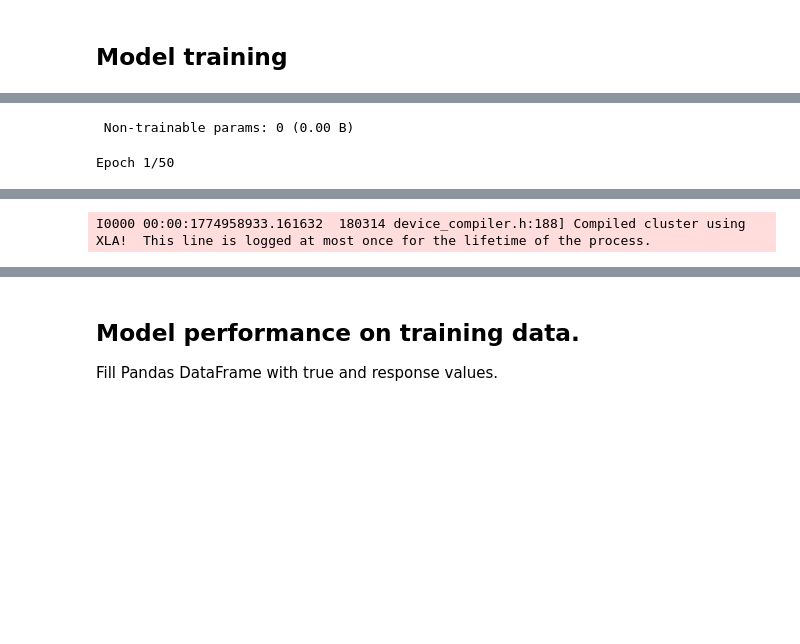
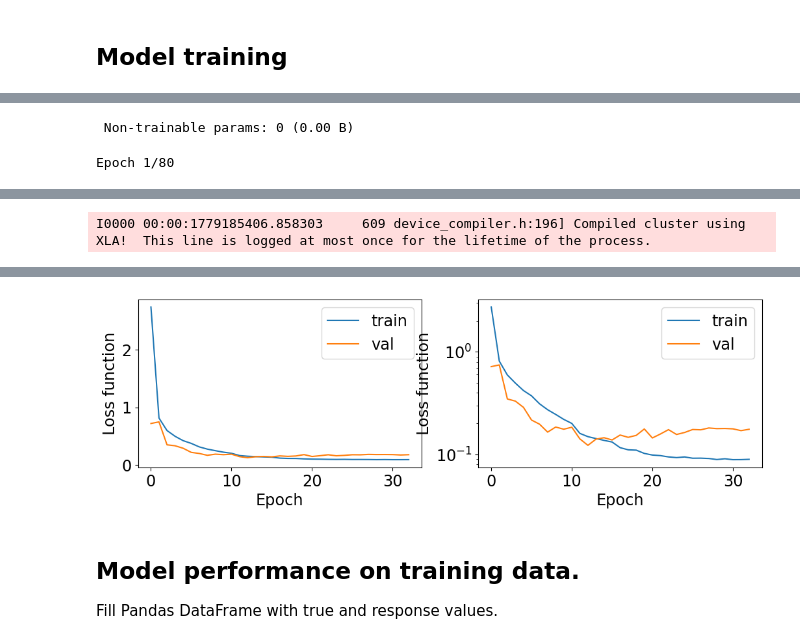
Before and after one commit to akalinow/TPCReco, a Jupyter notebook: PythonAnalysis/ipynb/WAWTPC_ML.ipynb, the cells around one changed output, grey strips where cells are left out. Cells and saved outputs as stored; diff of their text form; code cells hidden in the pictures; blank space fills up the shorter version.

Commit message:
initial commit

```diff
--- a/PythonAnalysis/ipynb/WAWTPC_ML.ipynb
+++ b/PythonAnalysis/ipynb/WAWTPC_ML.ipynb
@@ -179,47 +349,52 @@ model = getModel_1()
 ## Model training
 # %%
 %%time
-
 import plotting_functions as plf
 importlib.reload(plf)
 
-log_dir = "logs/fit/" + datetime.now().strftime("%Y%m%d-%H%M%S")
-#tensorboard_callback = tf.keras.callbacks.TensorBoard(log_dir=log_dir, histogram_freq=1, profile_batch=(10, 20))
-early_stop_callback = tf.keras.callbacks.EarlyStopping(patience=2, verbose=1)
-callbacks =  [early_stop_callback]
+model = getModel_xyz_branches_light()
 
-epochs=50
-model = getModel_1()
-#model_path = "./training/0100_2026_Mar_27_17_45_38.keras" #  val_mse: 1.5725
-#model = tf.keras.models.load_model(model_path)
-model.trainable = True
+Nepochs = 80
 
-initial_learning_rate = 0.001
-decay_steps = 5*nBatches
-lr_schedule = tf.keras.optimizers.schedules.ExponentialDecay(initial_learning_rate,
-                  decay_steps=decay_steps,
-                  decay_rate=0.98,
-                  staircase=False)
+optimizer = tf.keras.optimizers.Adam(
+    learning_rate=3e-4
+)
 
-optimizer = tf.keras.optimizers.Adam(learning_rate=lr_schedule)
-model.compile(optimizer = optimizer,
-                loss = 'mse',
-                metrics=['mse'])
+model.compile(
+    optimizer=optimizer,
+    loss=xyz_physics_loss,
+    metrics=["mse", "mae"]
+)
 
-history = model.fit(dataset.skip(10),
-                        epochs=epochs,
-                        verbose = 1,
-                        validation_data = dataset.take(10),
-                        callbacks=callbacks
-                        )
+callbacks = [
+    tf.keras.callbacks.ModelCheckpoint(
+        "./training/best_xyz_physics_loss.keras",
+        monitor="val_loss",
+        save_best_only=True,
+        verbose=1
+    ),
+    tf.keras.callbacks.EarlyStopping(
+        monitor="val_loss",
+        patience=20,
+        restore_best_weights=True,
+        verbose=1
+    ),
+    tf.keras.callbacks.ReduceLROnPlateau(
+        monitor="val_loss",
+        factor=0.5,
+        patience=3,
+        min_lr=1e-6,
+        verbose=1
+    )
+]
+
+history = model.fit(
+    train_dataset,
+    validation_data=validation_dataset,
+    epochs=Nepochs,
+    verbose=1,
+    callbacks=callbacks
+)
+
 plf.plotTrainHistory(history)
-
-current_time = datetime.now().strftime("%Y_%b_%d_%H_%M_%S")
-print("Training start. Current Time =", current_time)
-
-job_dir = f"training/{epochs:04d}_"+current_time+".keras"
-model.save(job_dir)
-
-job_dir = f"training/{epochs:04d}_"+current_time+"/"
-model.export(job_dir)
 # %% [output]
@@ -246,2 +421,2 @@ Model: "sequential"
  Non-trainable params: 0 (0.00 B)
-Epoch 1/50
+Epoch 1/80
@@ -266 +428 @@ Trying algorithm eng0{} for conv (f32[48,1,16,32]{3,2,1,0}, u8[0]{0}) custom-cal
-I0000 00:00:1774958933.161632  180314 device_compiler.h:188] Compiled cluster using XLA!  This line is logged at most once for the lifetime of the process.
+I0000 00:00:1779185406.858303     609 device_compiler.h:196] Compiled cluster using XLA!  This line is logged at most once for the lifetime of the process.
@@ -267,0 +446 @@ I0000 00:00:1774958933.161632  180314 device_compiler.h:188] Compiled cluster us
+[figure, added]
```
Also changed, not shown: parts of 13 cells of this notebook, 3 other files.
